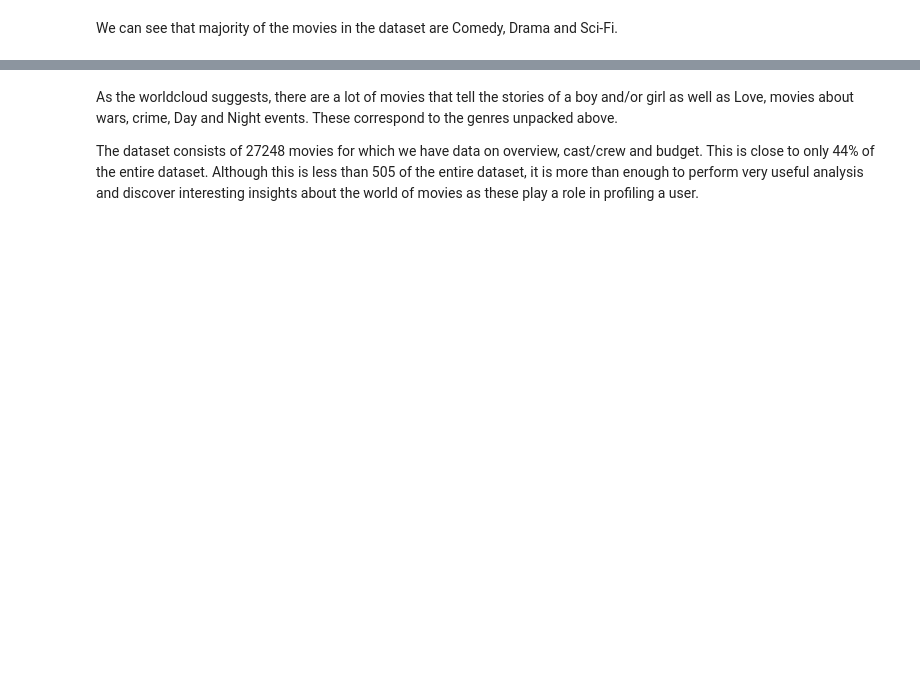
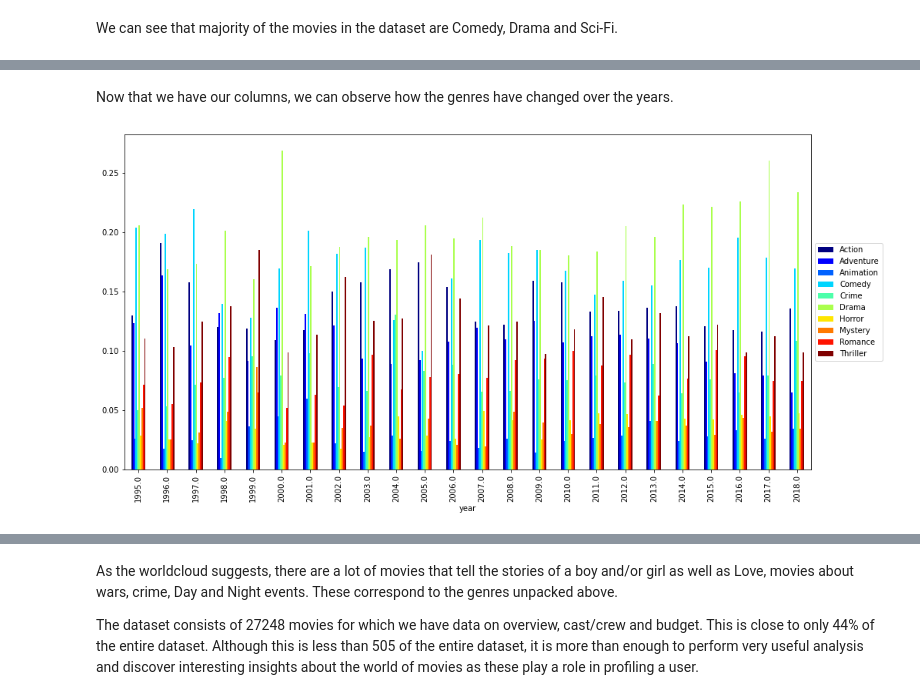
Before and after one commit to Ms-Noxolo/Team_EN3_Jozi, a Jupyter notebook: Predict_Notebook.ipynb, the cells around one changed output, grey strips where cells are left out. Drawn from its saved outputs; the diff is of its cells as text; code cells hidden in the pictures; blank space fills up the shorter version.

```diff
--- a/Predict_Notebook.ipynb
+++ b/Predict_Notebook.ipynb
@@ -517,0 +594,7 @@ We can see that majority of the movies in the dataset are Comedy, Drama and Sci-
+# %% [markdown]
+Now that we have our columns, we can observe how the genres have changed over the years.
+# %%
+ctab[genres].plot(kind='bar', stacked=False, colormap='jet', figsize=(16,8)).legend(loc='center left', bbox_to_anchor=(1, 0.5))
+plt.show()
+# %% [output]
+[figure, added]
```
Also changed, not shown: parts of 41 cells of this notebook.
